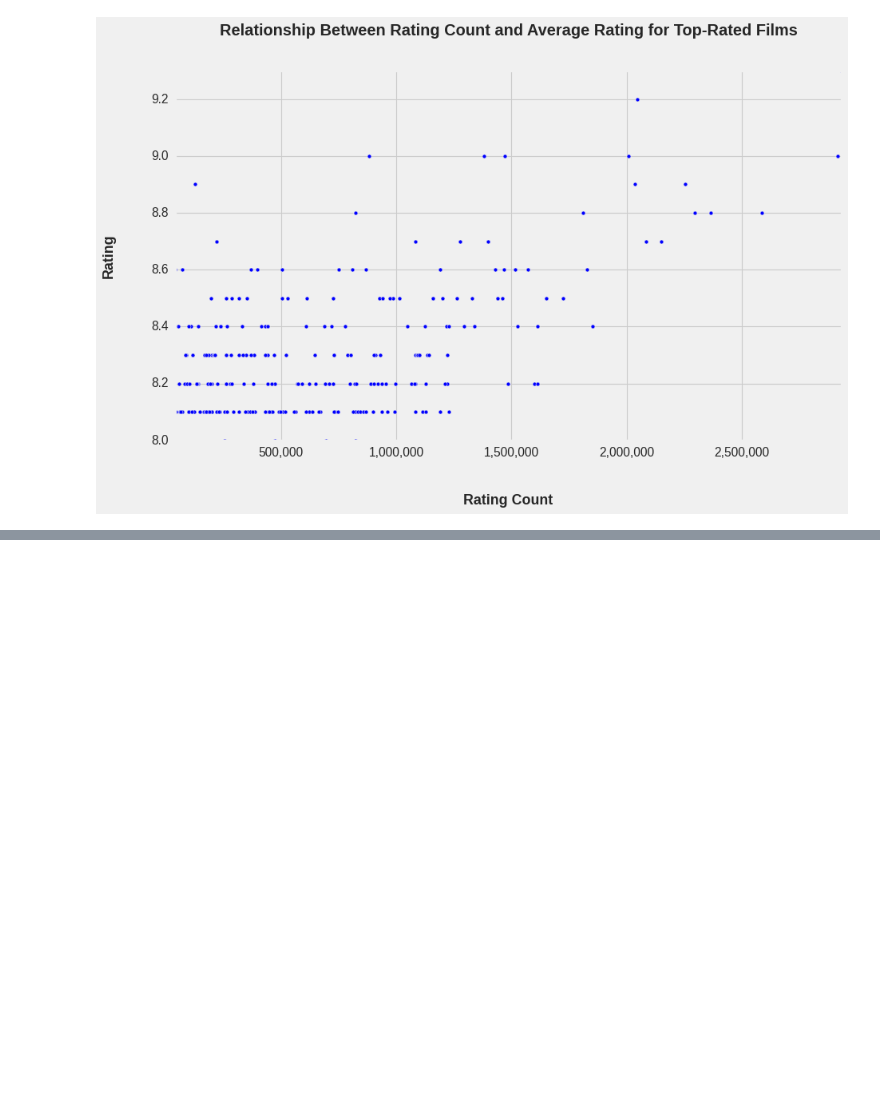
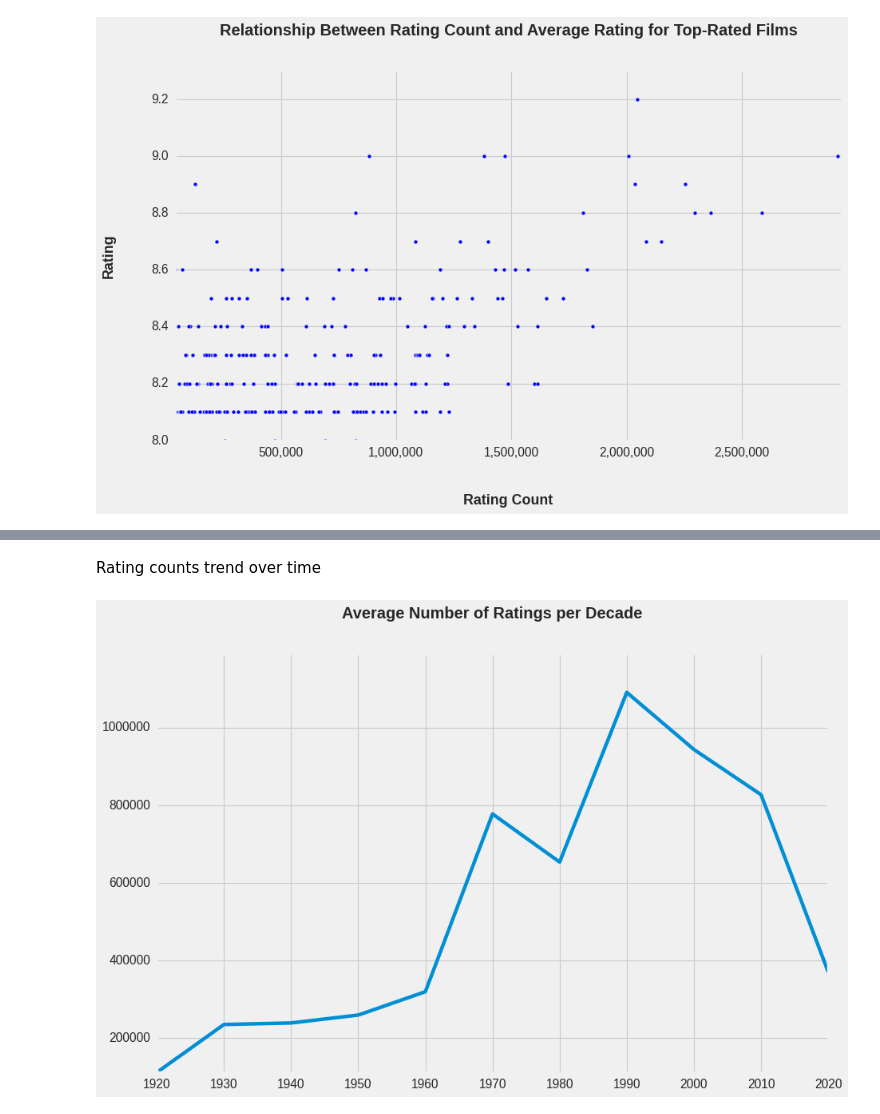
Before and after one commit to dmitkov28/notebooks, a Jupyter notebook: notebooks/ML/movies/imdb_eda.ipynb, the cells around one changed output, grey strips where cells are left out. Drawn from its saved outputs; the diff is of its cells as text; code cells hidden in the pictures; blank space fills up the shorter version.

```diff
--- a/notebooks/ML/movies/imdb_eda.ipynb
+++ b/notebooks/ML/movies/imdb_eda.ipynb
@@ -330,6 +188,0 @@ data["creator"] = data["creator"].apply(lambda x: [item.get("name") for item in
-# %%
-data = data.explode("genre")
-# %%
-data = data.explode("director")
-# %%
-data = data.explode("creator")
@@ -471,0 +203,26 @@ for i, v in enumerate(top_biopic_directors):
+# %%
+decades_data = data[["release_year",
+                     "name",
+                     "rating_count",
+                     "rating",
+                     "reviews",
+                     "added_by",
+                     "metascore",
+                     "wins",
+                     "nominations",
+                     "content_rating",
+                     "credits"
+                    ]].copy()
+decades_data["decade"] = data["release_year"].apply(lambda x: (x // 10) * 10)
+decades_data = decades_data.groupby("decade").agg({
+    "name": "count",
+    "rating": "mean",
+    "rating_count": "mean",
+    "reviews": "sum",
+    "added_by": "sum",
+    "metascore": "mean",
+    "wins": "mean",
+    "nominations": "mean",
+    "content_rating": "count",
+    "credits": "mean"
+})
@@ -471,0 +245,11 @@ for i, v in enumerate(top_biopic_directors):
+# %% [markdown]
+Rating counts trend over time
+# %%
+fig, ax = plt.subplots(figsize=(12, 8))
+ax.plot(decades_data.index.astype(int).astype(str), decades_data["rating_count"], label='Average Rating Count')
+ax.set_title("Average Number of Ratings per Decade")
+ax.set_ylim([decades_data["rating_count"].min(), decades_data["rating_count"].max() + 100000])
+plt.savefig("rating-count-trend.png")
+plt.show()
+# %% [output]
+[figure, added]
```
Also changed, not shown: parts of 67 cells of this notebook.
